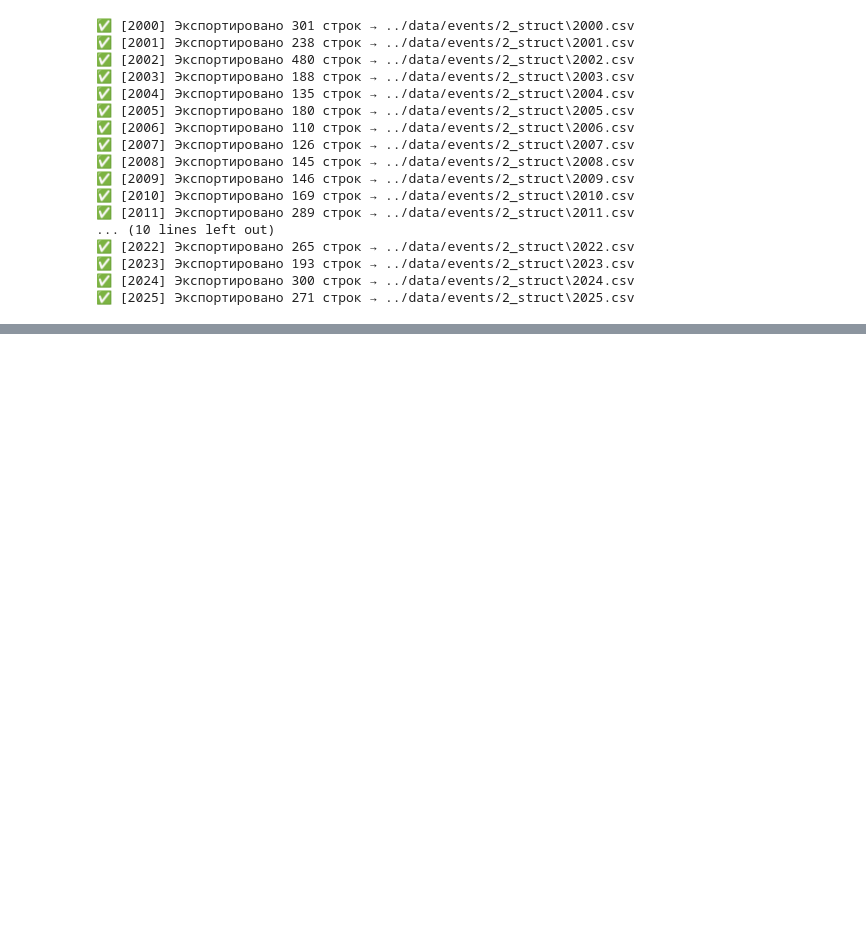
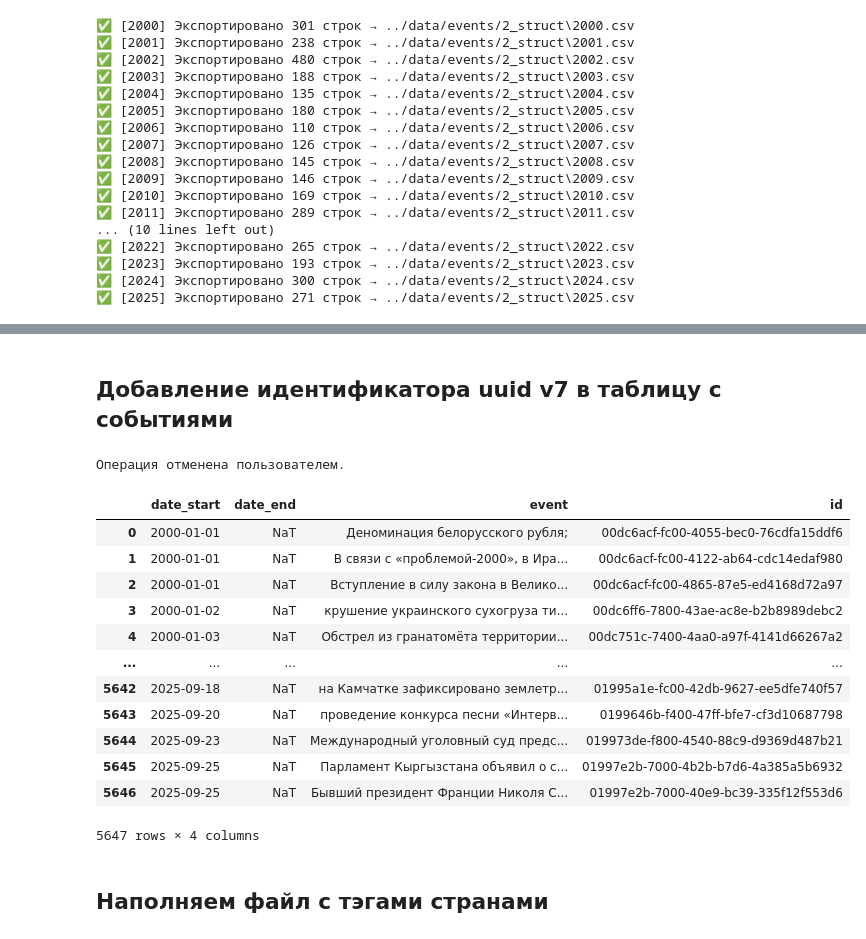
Before and after one commit to ruslooob/data-core, a Jupyter notebook: events_data_core/1_make_structured_data.ipynb, the cells around one changed output, grey strips where cells are left out. Drawn from its saved outputs; the diff is of its cells as text; code cells hidden in the pictures; blank space fills up the shorter version.

```diff
--- a/events_data_core/1_make_structured_data.ipynb
+++ b/events_data_core/1_make_structured_data.ipynb
@@ -180,0 +176,68 @@ print(f'Размер банка событий: {len(df)}')
+# %% [markdown]
+## Добавление идентификатора uuid v7 в таблицу с событиями
+# %%
+from datetime import datetime
+import pandas as pd
+import uuid
+
+
+def add_uuid_v7(df: pd.DataFrame, out_path: str) -> pd.DataFrame:
+    """
+    Добавляет колонку id (UUIDv7) в DataFrame на основе даты события.
+    ⚠️ Перед выполнением запрашивает подтверждение в консоли.
+    """
+
+    confirm = input("⚠️ Добавить UUIDv7 в DataFrame? Это изменит структуру данных. [y/n]: ").strip().lower()
+    if confirm != "y":
+        print("Операция отменена пользователем.")
+        return df
+
+    df["date_start"] = pd.to_datetime(df["date_start"], errors="coerce")
+
+    if "date_end" in df.columns:
+        df["date_end"] = pd.to_datetime(df["date_end"], errors="coerce")
+        mid_date = df.apply(
+            lambda r: r["date_start"] + (r["date_end"] - r["date_start"]) / 2
+            if pd.notnull(r["date_end"]) else r["date_start"],
+            axis=1
+        )
+    else:
+        mid_date = df["date_start"]
+
+    def uuid_v7_from_datetime(dt: datetime) -> uuid.UUID:
+        # Переводим в миллисекунды с 1970 года
+        timestamp_ms = int(dt.timestamp() * 1000)
+        # Берём 48 бит времени и 80 бит случайных данных (UUIDv7 формат)
+        time_high = (timestamp_ms >> 16) & 0xFFFFFFFFFFFF
+        time_low = timestamp_ms & 0xFFFF
+        rand_bits = uuid.uuid4().int & ((1 << 80) - 1)
+        value = (time_high << (80 + 16)) | (0x7 << (80 + 12)) | (time_low << 80) | rand_bits
+        return uuid.UUID(int=value)
+
+    df["id"] = mid_date.apply(lambda d: uuid_v7_from_datetime(d if pd.notnull(d) else datetime.now()))
+    cols = ["id"] + [c for c in df.columns if c != "id"]
+    df = df[cols]
+    df.to_csv(out_path, index=False, encoding='utf-8-sig')
+
+    print("✅ Колонка 'id' добавлена.")
+    return df
+
+
+add_uuid_v7(df, '../data/db/events.csv')
+# %% [output]
+Операция отменена пользователем.
+|  | date_start | date_end | event | id |
+| 0 | 2000-01-01 | NaT | Деноминация белорусского рубля; | 00dc6acf-fc00-4055-bec0-76cdfa15ddf6 |
+| 1 | 2000-01-01 | NaT | В связи с «проблемой-2000», в Ира... | 00dc6acf-fc00-4122-ab64-cdc14edaf980 |
+| 2 | 2000-01-01 | NaT | Вступление в силу закона в Велико... | 00dc6acf-fc00-4865-87e5-ed4168d72a97 |
+| 3 | 2000-01-02 | NaT | крушение украинского сухогруза ти... | 00dc6ff6-7800-43ae-ac8e-b2b8989debc2 |
+| 4 | 2000-01-03 | NaT | Обстрел из гранатомёта территории... | 00dc751c-7400-4aa0-a97f-4141d66267a2 |
+| ... | ... | ... | ... | ... |
+| 5642 | 2025-09-18 | NaT | на Камчатке зафиксировано землетр... | 01995a1e-fc00-42db-9627-ee5dfe740f57 |
+| 5643 | 2025-09-20 | NaT | проведение конкурса песни «Интерв... | 0199646b-f400-47ff-bfe7-cf3d10687798 |
+| 5644 | 2025-09-23 | NaT | Международный уголовный суд предс... | 019973de-f800-4540-88c9-d9369d487b21 |
+| 5645 | 2025-09-25 | NaT | Парламент Кыргызстана объявил о с... | 01997e2b-7000-4b2b-b7d6-4a385a5b6932 |
+| 5646 | 2025-09-25 | NaT | Бывший президент Франции Николя С... | 01997e2b-7000-40e9-bc39-335f12f553d6 |
+5647 rows × 4 columns
+# %% [markdown]
+## Наполняем файл с тэгами странами
```
Also changed, not shown: parts of 6 cells of this notebook, 19 other files.
